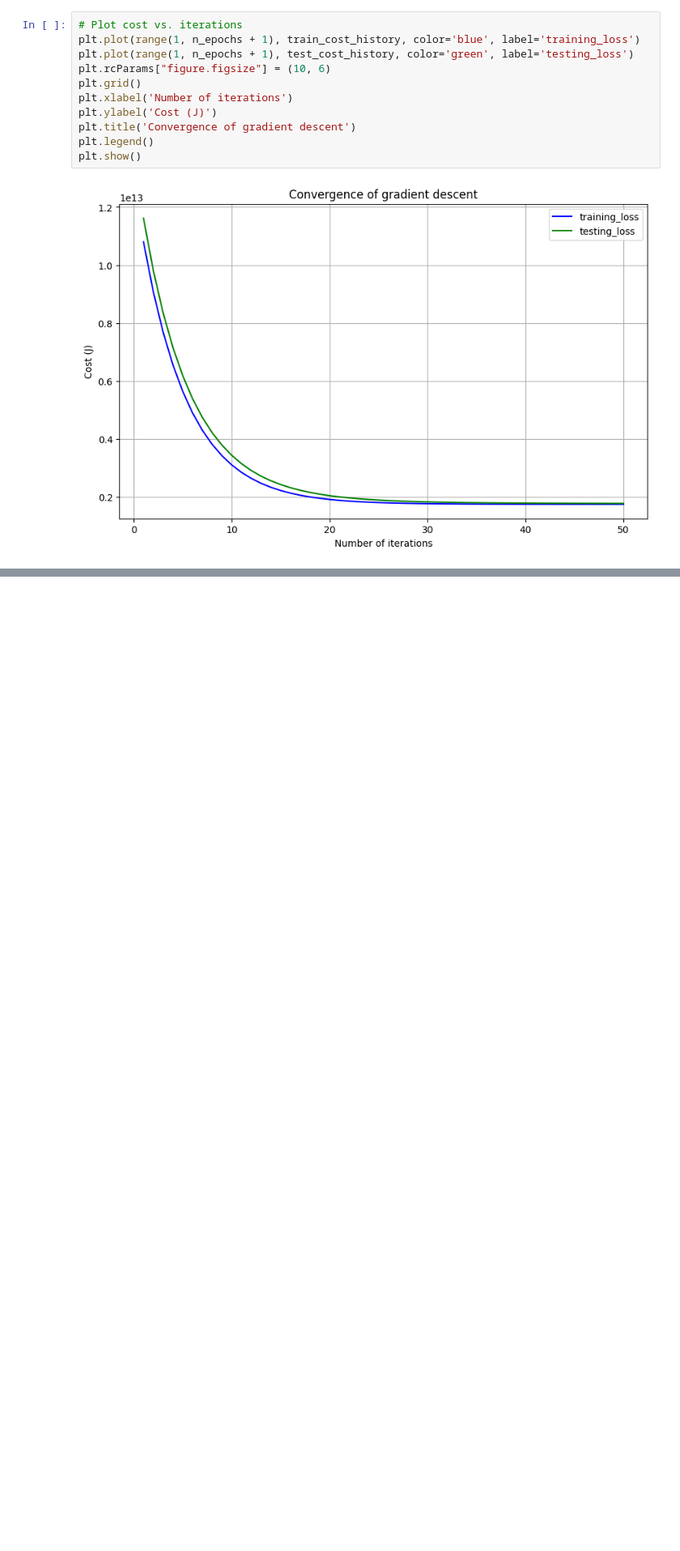
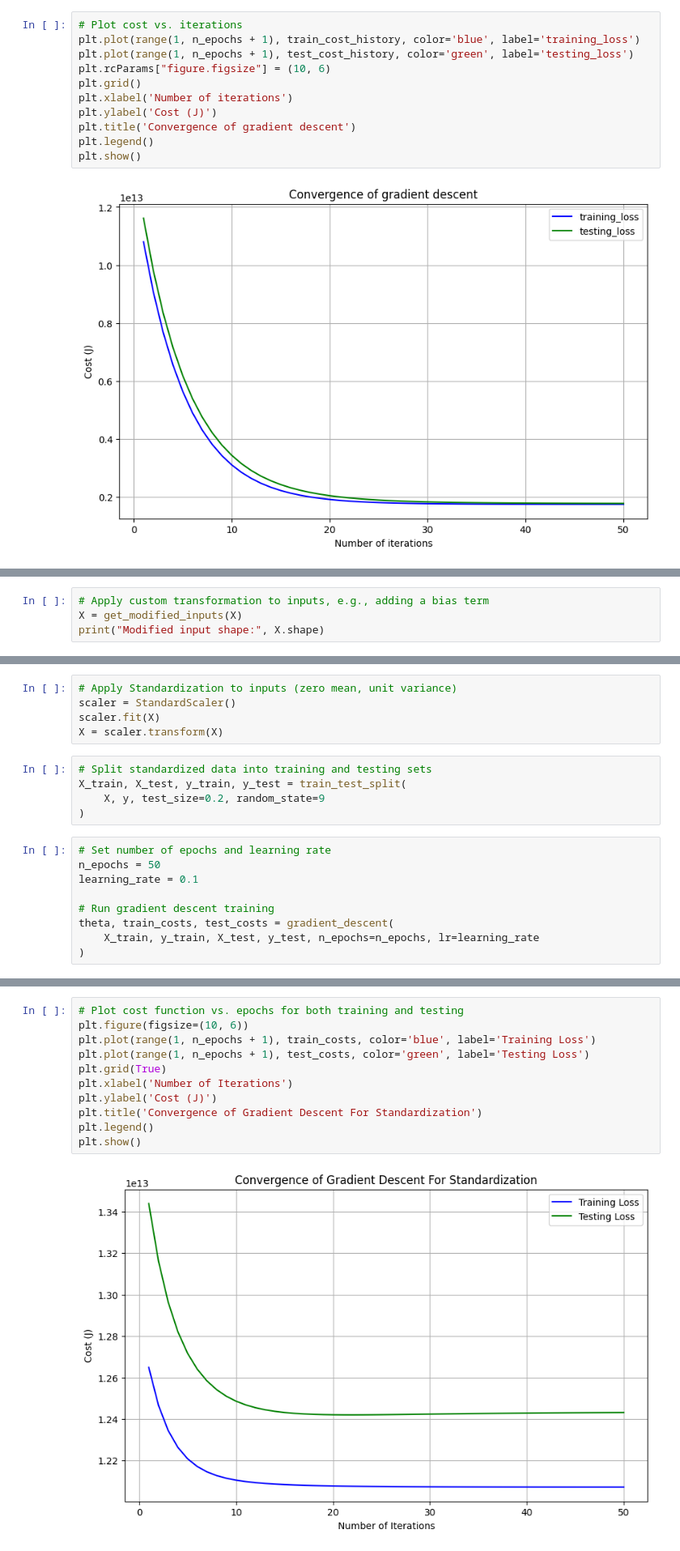
Before and after one commit to thanhnguyen031/Intro-Machine-Learning-4105, a Jupyter notebook: Assignment-2/Assignment2.ipynb, the cells around one changed output, grey strips where cells are left out. Shown at 81% size. Saved outputs shown, nothing was run; the diff lists cells and outputs as text; blank space fills up the shorter version.

```diff
--- a/Assignment-2/Assignment2.ipynb
+++ b/Assignment-2/Assignment2.ipynb
@@ -673,0 +302,4 @@ plt.show()
+# %%
+# Apply custom transformation to inputs, e.g., adding a bias term
+X = get_modified_inputs(X)
+print("Modified input shape:", X.shape)
@@ -673,0 +320,19 @@ plt.show()
+# %%
+# Apply Standardization to inputs (zero mean, unit variance)
+scaler = StandardScaler()
+scaler.fit(X)
+X = scaler.transform(X)
+# %%
+# Split standardized data into training and testing sets
+X_train, X_test, y_train, y_test = train_test_split(
+    X, y, test_size=0.2, random_state=9
+)
+# %%
+# Set number of epochs and learning rate
+n_epochs = 50
+learning_rate = 0.1
+
+# Run gradient descent training
+theta, train_costs, test_costs = gradient_descent(
+    X_train, y_train, X_test, y_test, n_epochs=n_epochs, lr=learning_rate
+)
@@ -673,0 +378,13 @@ plt.show()
+# %%
+# Plot cost function vs. epochs for both training and testing
+plt.figure(figsize=(10, 6))
+plt.plot(range(1, n_epochs + 1), train_costs, color='blue', label='Training Loss')
+plt.plot(range(1, n_epochs + 1), test_costs, color='green', label='Testing Loss')
+plt.grid(True)
+plt.xlabel('Number of Iterations')
+plt.ylabel('Cost (J)')
+plt.title('Convergence of Gradient Descent For Standardization')
+plt.legend()
+plt.show()
+# %% [output]
+[figure, added]
```
Also changed, not shown: parts of 90 cells of this notebook, 2 other files.
